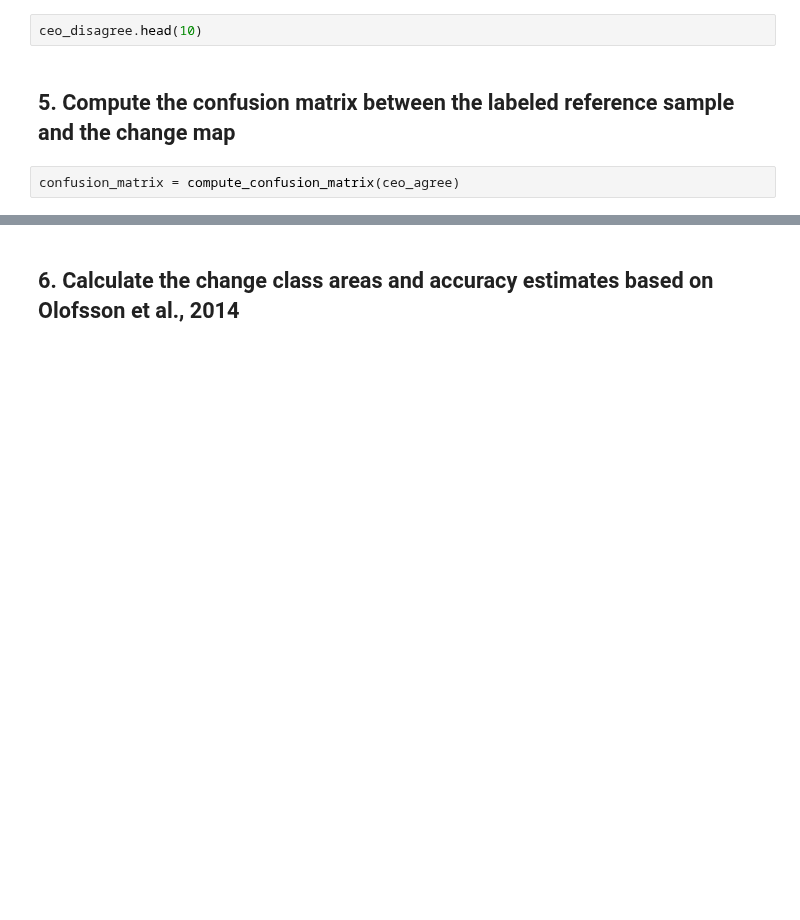
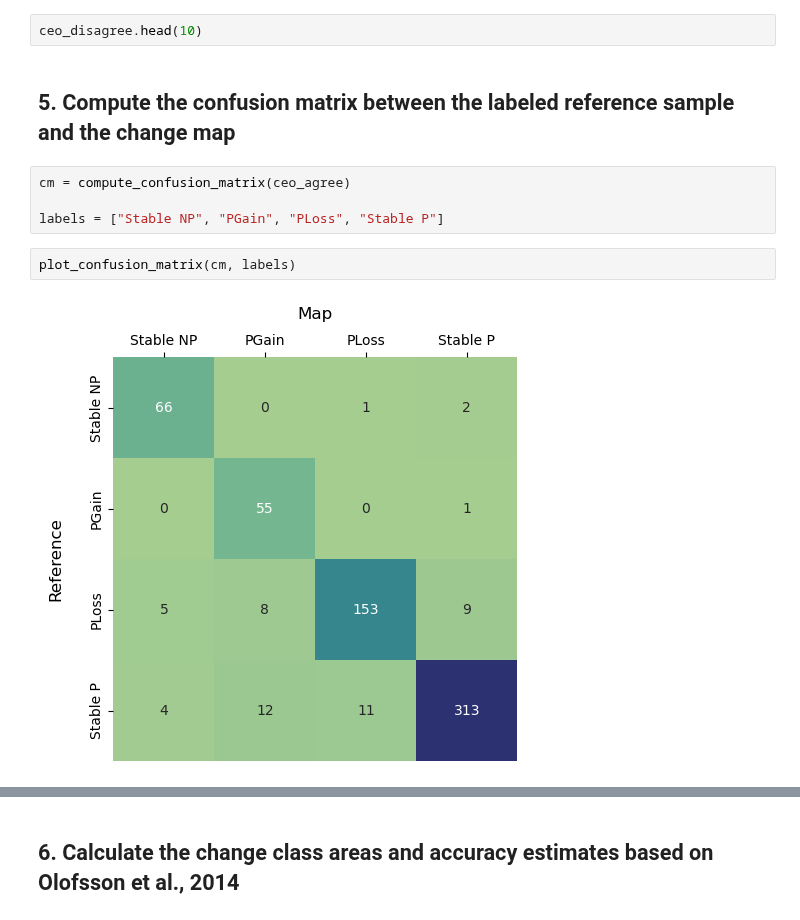
Before and after one commit to nasaharvest/crop-mask, a Jupyter notebook: notebooks/change_area_estimation.ipynb, the cells around one changed output, grey strips where cells are left out. Saved outputs shown, nothing was run; the diff lists cells and outputs as text; blank space fills up the shorter version.

```diff
--- a/notebooks/change_area_estimation.ipynb
+++ b/notebooks/change_area_estimation.ipynb
@@ -327,4 +329,10 @@ ceo_disagree.head(10)
 # %% [markdown]
 ## 5. Compute the confusion matrix between the labeled reference sample and the change map
 # %%
-confusion_matrix = compute_confusion_matrix(ceo_agree)
+cm = compute_confusion_matrix(ceo_agree)
+
+labels = ["Stable NP", "PGain", "PLoss", "Stable P"]
+# %%
+plot_confusion_matrix(cm, labels)
+# %% [output]
+[figure, added]
```
Also changed, not shown: parts of 17 cells of this notebook.
